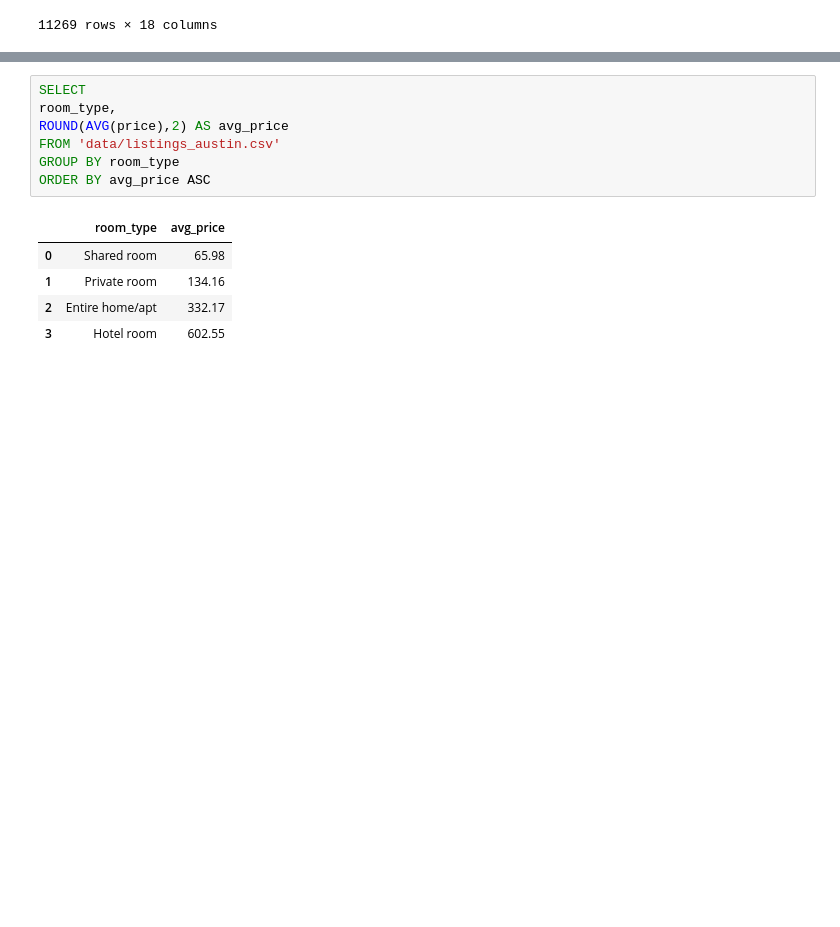
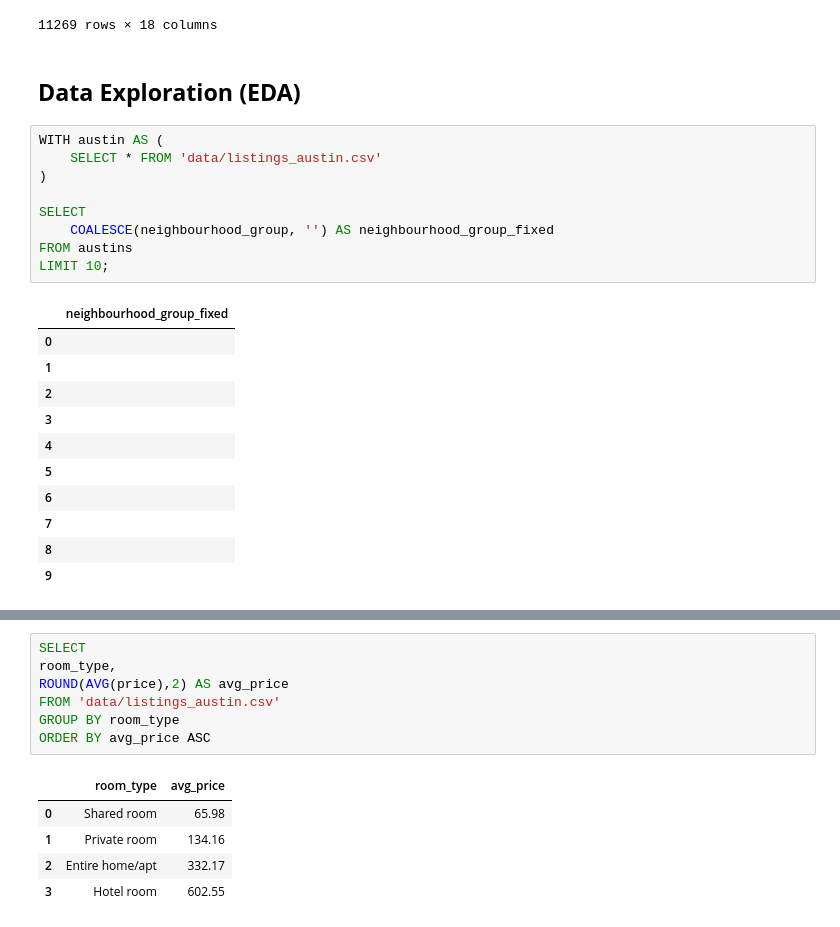
Before and after one commit to Yam-ghub/Airbnb_Datanalysis, a Jupyter notebook: notebook.ipynb, the cells around one changed output, grey strips where cells are left out. Saved outputs shown, nothing was run; the diff lists cells and outputs as text; blank space fills up the shorter version.

```diff
--- a/notebook.ipynb
+++ b/notebook.ipynb
@@ -101,3 +101,26 @@ SELECT * FROM 'data/listings_austin.csv'
 | 11267 | 52775433 | Upscale apartment home | 1 BR in ... | 359036978 | Casey | None | 78758 | 30.399703 | -97.708126 | ... |
 | 11268 | 52777085 | A home you will love | 1 BR in Au... | 359036978 | Casey | None | 78702 | 30.280324 | -97.710865 | ... |
 11269 rows × 18 columns
+# %% [markdown]
+## **Data Exploration (EDA)**
+# %%
+WITH austin AS (
+    SELECT * FROM 'data/listings_austin.csv'
+)
+
+SELECT
+	COALESCE(neighbourhood_group, '') AS neighbourhood_group_fixed
+FROM austins
+LIMIT 10;
+# %% [output]
+|  | neighbourhood_group_fixed |
+| 0 |  |
+| 1 |  |
+| 2 |  |
+| 3 |  |
+| 4 |  |
+| 5 |  |
+| 6 |  |
+| 7 |  |
+| 8 |  |
+| 9 |  |
```
Also changed, not shown: parts of 4 cells of this notebook.
